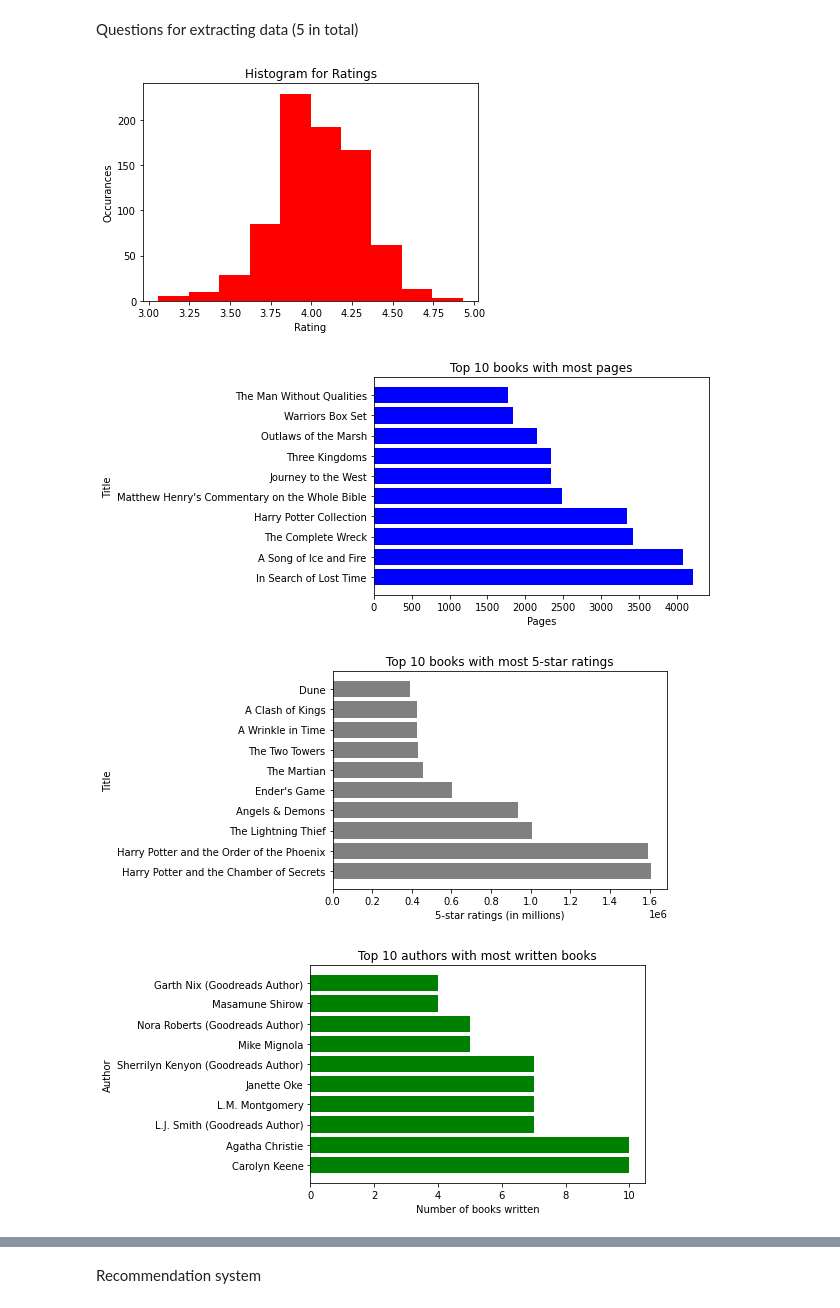
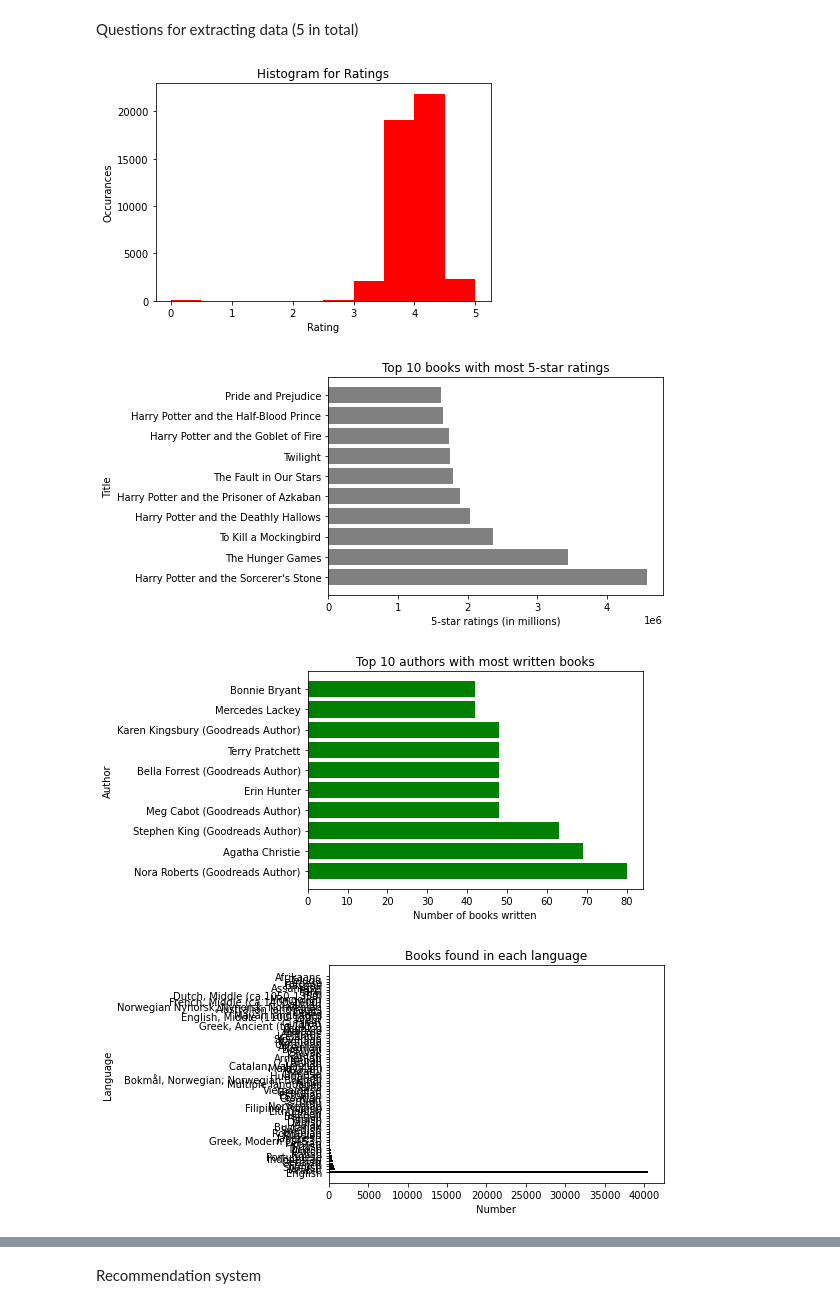
Before and after one commit to natedrake7/Data-Extracting-Methods, a Jupyter notebook: Project2/Project2.ipynb, the cells around one changed output, grey strips where cells are left out. Saved outputs shown, nothing was run; the diff lists cells and outputs as text; code cells hidden in the pictures.

Commit message:
Update on q1 better pre-processing and diagram errors fix

```diff
--- a/Project2/Project2.ipynb
+++ b/Project2/Project2.ipynb
@@ -23,7 +23,6 @@ Pre-Processing
 # %%
 data = pd.read_csv('books_1.Best_Books_Ever.csv') #read the data
 df = pd.DataFrame(data) #create the dataframe
-
 df = df.dropna(subset=['description','language','genres','pages','publishDate','ratingsByStars'])  #drop the null values of the needed columns from the dataframe
 
 df['ratingsByStars'] = df['ratingsByStars'].str.strip('[]') #remvove [] brackets
@@ -33,9 +32,9 @@ df[['ratingStar5','ratingStar4','ratingStar3','ratingStar2','ratingStar1']] = df
 
 df['genres'] = df['genres'].str.strip('[]') #remove [] brackets
 df['genreSingle'] = df['genres'].str.split(',').str[0].str.strip() #extract only the first string from the stri split method
+df['Year'] = pd.to_datetime(df['publishDate'], errors='coerce') #conver the column to datetime object and if we encounter error set the value to null
+df = df[df['publishDate'].str.contains(r'\d')] #records that have non-numeric value in publish date remove them from the dataframe
 
-df['Year'] = pd.to_datetime(df['publishDate'], errors='coerce') #conver the column to datetime object and if we encounter error set the value to null
-df.dropna(inplace=True) #2 records had invalid publish date so we remove them from the dataframe
 df['Year'] = df['Year'].dt.year #extract the year from the dates
 # %% [markdown]
 Questions for extracting data (5 in total)
@@ -48,48 +47,50 @@ plt.ylabel('Occurances')
 plt.show()
 
 #2nd graph (1.2 Question)
-df['pages'] = df['pages'].astype(int)   #cast to short the dataframe treating pages as integers and not strings
-dfSortedByPages = df.sort_values('pages', ascending=False,) #sort by descending order the dataframe by the pages column
-df_top10 = dfSortedByPages.head(10)   #get only the top 10 cases
-plt.barh(df_top10['title'], df_top10['pages'], color='blue') #create the bar-chart,on x-axis the number of pages and in y axis the title of the book
+#df = df[df['pages'].str.match(r'^\d+$')] #first clean the dataframe for column page
+#df['pages'] = df['pages'].astype(int)   #cast to short the dataframe treating pages as integers and not strings
+#dfSortedByPages = df.sort_values('pages', ascending=False,) #sort by descending order the dataframe by the pages column
+#df_top10 = dfSortedByPages.head(10)   #get only the top 10 cases
+#plt.barh(df_top10['title'], df_top10['pages'], color='blue') #create the bar-chart,on x-axis the number of pages and in y axis the title of the book
 
-plt.xlabel('Pages') #add labels & title
-plt.ylabel('Title')
-plt.title('Top 10 books with most pages')
-plt.show()
+#plt.xlabel('Pages') #add labels & title
+#plt.ylabel('Title')
+#plt.title('Top 10 books with most pages')
+#plt.show()
 
 #3rd graph (1.3 Question)
-df['ratingStar5'] = df['ratingStar5'].astype(int)   #cast to short the dataframe treating pages as integers and not strings
+df['ratingStar5'] = df['ratingStar5'].replace(r'^\s*$', 0, regex=True) #fill the whitespace values of column 'page' with a zero digit so to be able to cast to int the column
+df['ratingStar5'] = df['ratingStar5'].astype(int)   #cast to sort the dataframe treating pages as integers and not strings
 dfNew = df[df['ratingStar5'] > 1000]  #get only the entries with 10.000 and above 5-star ratings first
 dfSortedByPages = dfNew.sort_values('ratingStar5', ascending=False,) #sort by descending order the dataframe by the pages column
 df_top10 = dfSortedByPages.head(10)   #get only the top 10 cases
 plt.barh(df_top10['title'], df_top10['ratingStar5'], color='grey') #create the bar-chart,on x-axis the number of 5-star ratings and in y axis the title of the book
 
 plt.xlabel('5-star ratings (in millions)') #add labels & title
 plt.ylabel('Title')
 plt.title('Top 10 books with most 5-star ratings')
 plt.show()
 
 #4rd graph (1.5 Question)
 dfNew = df['author'].value_counts()  #distinct each author of the dataframe how many books has written
 dfNew = dfNew.head(10)   #get only the 10 top frequent authors of the dataframe
 plt.barh(dfNew.index,dfNew.values, color='green')
 
 plt.xlabel('Number of books written') #add labels & title
 plt.ylabel('Author')
 plt.title('Top 10 authors with most written books')
 plt.show()
 
 #5rd graph (1.8 Question)
 dfNew = df['language'].value_counts()  #distinct each language of the dataframe how many books are written in each
 plt.barh(dfNew.index,dfNew.values, color='black')
 
 plt.xlabel('Number') #add labels & title
 plt.ylabel('Language')
 plt.title('Books found in each language')
 plt.show()
 # %% [output]
-[figure, old version]
+[figure, new version]
-[figure, old version]
+[figure, new version]
-[figure, old version]
+[figure, new version]
-[figure, old version]
+[figure, new version]
```
Also changed, not shown: parts of 1 cell of this notebook.
